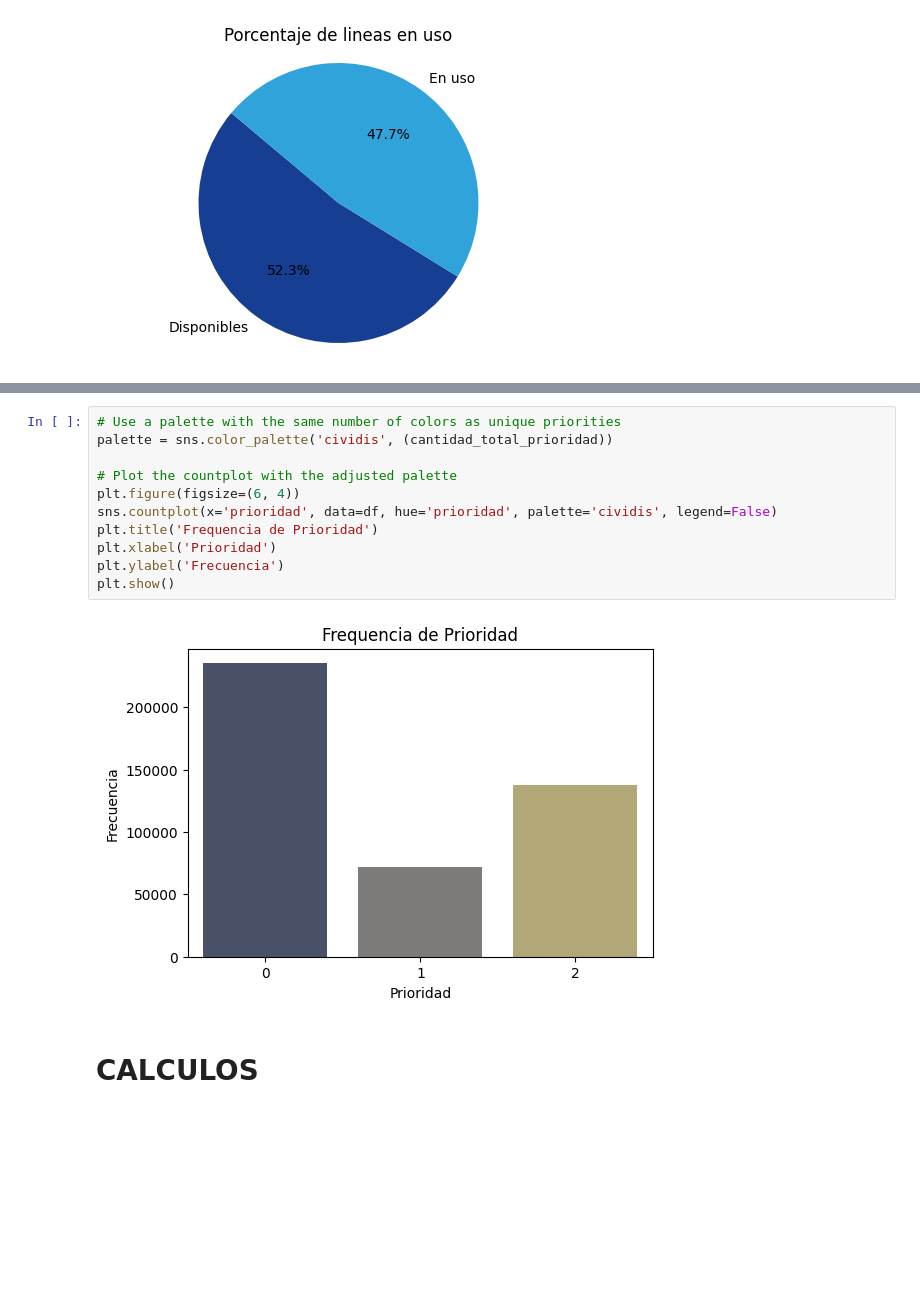
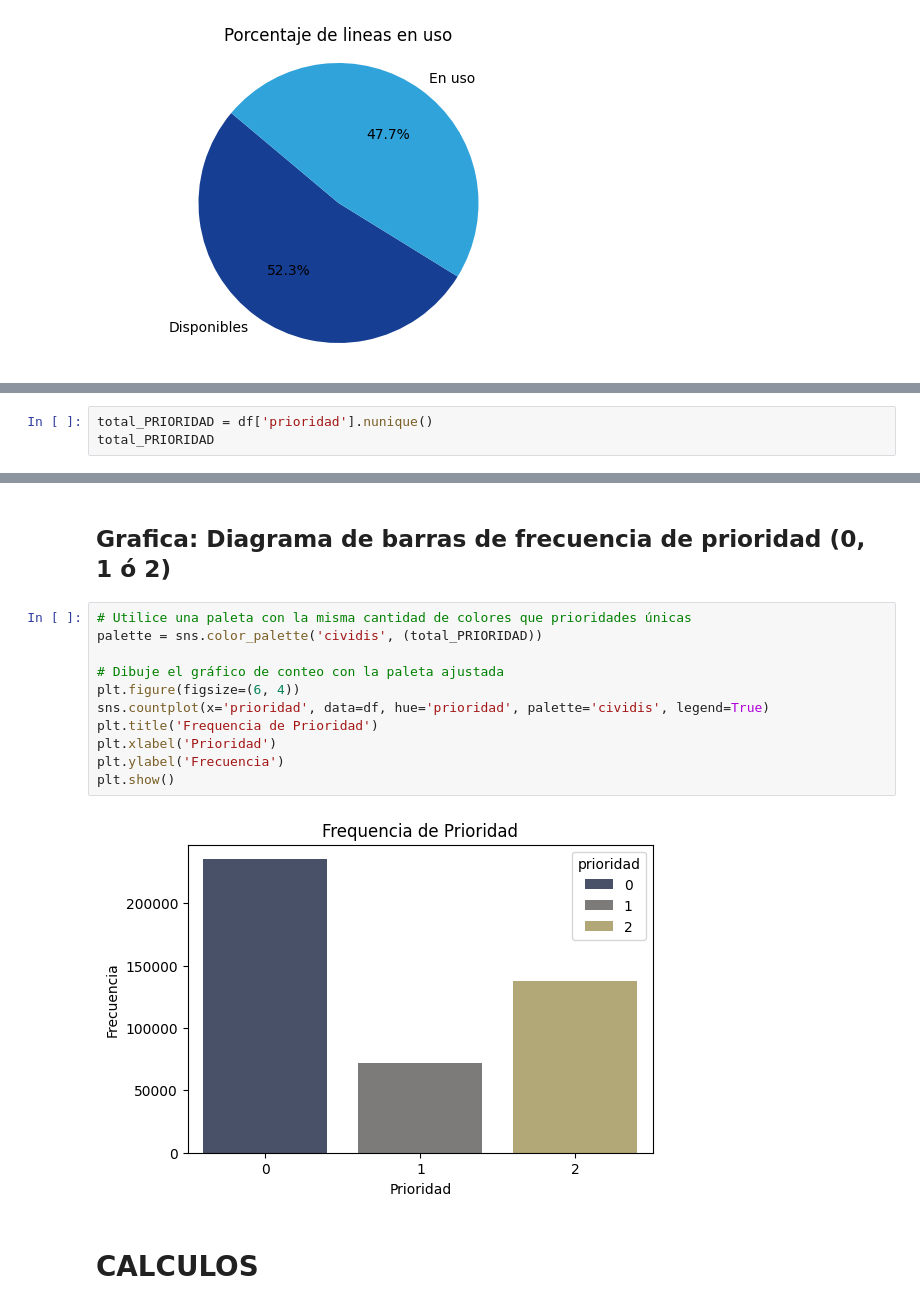
Before and after one commit to juangarcesco/metricas-call-canter, a Jupyter notebook: PRUEBA_CALL_CENTER.ipynb, the cells around one changed output, grey strips where cells are left out. Cells and saved outputs as stored; diff of their text form; blank space fills up the shorter version.

```diff
--- a/PRUEBA_CALL_CENTER.ipynb
+++ b/PRUEBA_CALL_CENTER.ipynb
@@ -392,0 +451,3 @@ cantidad_total_tipo_de_llamada = df['tipo_de_llamada'].nunique()
+# %%
+total_PRIORIDAD = df['prioridad'].nunique()
+total_PRIORIDAD
@@ -456,15 +470,17 @@ dtype: int64
+# %% [markdown]
+## Grafica: Diagrama de barras de frecuencia de prioridad (0, 1 ó 2)
 # %%
-# Use a palette with the same number of colors as unique priorities
-palette = sns.color_palette('cividis', (cantidad_total_prioridad))
+# Utilice una paleta con la misma cantidad de colores que prioridades únicas
+palette = sns.color_palette('cividis', (total_PRIORIDAD))
 
-# Plot the countplot with the adjusted palette
+# Dibuje el gráfico de conteo con la paleta ajustada
 plt.figure(figsize=(6, 4))
-sns.countplot(x='prioridad', data=df, hue='prioridad', palette='cividis', legend=False)
+sns.countplot(x='prioridad', data=df, hue='prioridad', palette='cividis', legend=True)
 plt.title('Frequencia de Prioridad')
 plt.xlabel('Prioridad')
 plt.ylabel('Frecuencia')
 plt.show()
 # %% [output]
-[figure, old version]
+[figure, new version]
 # %% [markdown]
 # **CALCULOS**
```
Also changed, not shown: parts of 466 cells of this notebook.
